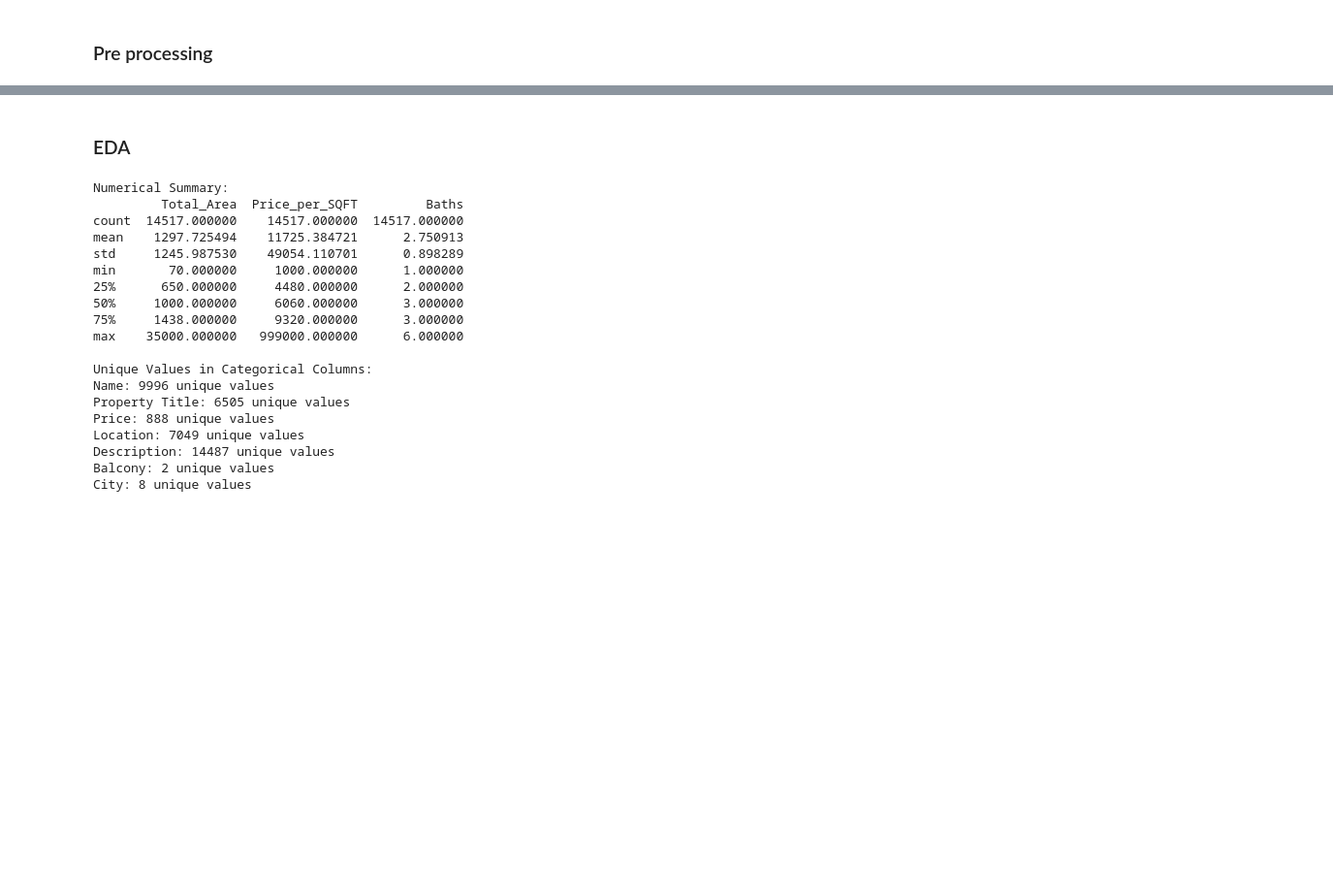
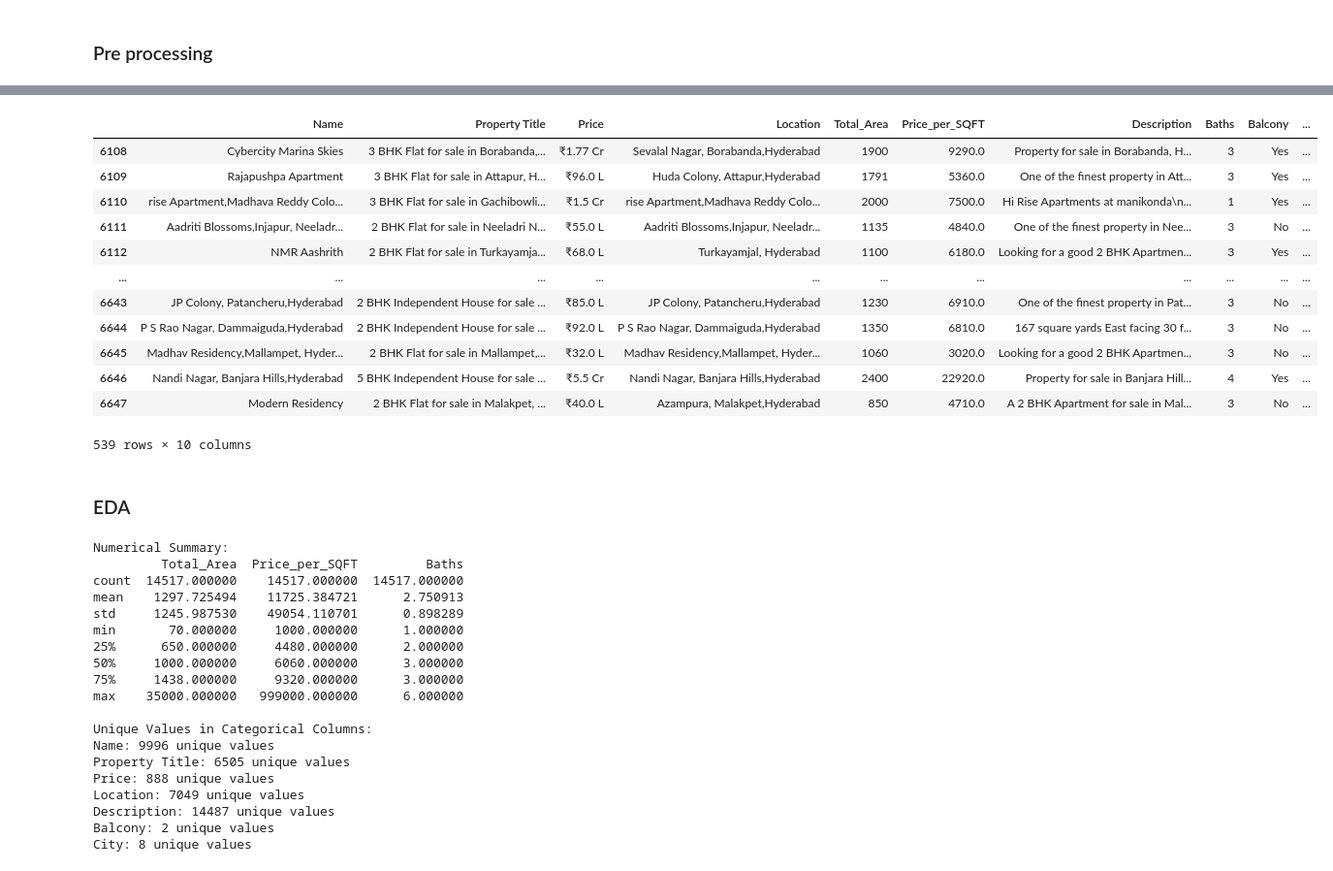
Before and after one commit to karapradeepkumar/Group14_CT1, a Jupyter notebook: Group14_CT1.ipynb, the cells around one changed output, grey strips where cells are left out. Shown: that part at 97% size. Drawn from its saved outputs; the diff is of its cells as text; code cells hidden in the pictures; blank space fills up the shorter version.

```diff
--- a/Group14_CT1.ipynb
+++ b/Group14_CT1.ipynb
@@ -92,3 +100,20 @@ housing_data['City'].value_counts()
 | Hyderabad | 539 |
 | Thane | 6 |
 dtype: int64
+# %%
+# display data for city hyderabad
+housing_data[housing_data['City'] == 'Hyderabad']
+# %% [output]
+|  | Name | Property Title | Price | Location | Total_Area | Price_per_SQFT | Description | Baths | Balcony | ... |
+| 6108 | Cybercity Marina Skies | 3 BHK Flat for sale in Borabanda,... | ₹1.77 Cr | Sevalal Nagar, Borabanda,Hyderabad | 1900 | 9290.0 | Property for sale in Borabanda, H... | 3 | Yes | ... |
+| 6109 | Rajapushpa Apartment | 3 BHK Flat for sale in Attapur, H... | ₹96.0 L | Huda Colony, Attapur,Hyderabad | 1791 | 5360.0 | One of the finest property in Att... | 3 | Yes | ... |
+| 6110 | rise Apartment,Madhava Reddy Colo... | 3 BHK Flat for sale in Gachibowli... | ₹1.5 Cr | rise Apartment,Madhava Reddy Colo... | 2000 | 7500.0 | Hi Rise Apartments at manikonda\n... | 1 | Yes | ... |
+| 6111 | Aadriti Blossoms,Injapur, Neeladr... | 2 BHK Flat for sale in Neeladri N... | ₹55.0 L | Aadriti Blossoms,Injapur, Neeladr... | 1135 | 4840.0 | One of the finest property in Nee... | 3 | No | ... |
+| 6112 | NMR Aashrith | 2 BHK Flat for sale in Turkayamja... | ₹68.0 L | Turkayamjal, Hyderabad | 1100 | 6180.0 | Looking for a good 2 BHK Apartmen... | 3 | Yes | ... |
+| ... | ... | ... | ... | ... | ... | ... | ... | ... | ... | ... |
+| 6643 | JP Colony, Patancheru,Hyderabad | 2 BHK Independent House for sale ... | ₹85.0 L | JP Colony, Patancheru,Hyderabad | 1230 | 6910.0 | One of the finest property in Pat... | 3 | No | ... |
+| 6644 | P S Rao Nagar, Dammaiguda,Hyderabad | 2 BHK Independent House for sale ... | ₹92.0 L | P S Rao Nagar, Dammaiguda,Hyderabad | 1350 | 6810.0 | 167 square yards East facing 30 f... | 3 | No | ... |
+| 6645 | Madhav Residency,Mallampet, Hyder... | 2 BHK Flat for sale in Mallampet,... | ₹32.0 L | Madhav Residency,Mallampet, Hyder... | 1060 | 3020.0 | Looking for a good 2 BHK Apartmen... | 3 | No | ... |
+| 6646 | Nandi Nagar, Banjara Hills,Hyderabad | 5 BHK Independent House for sale ... | ₹5.5 Cr | Nandi Nagar, Banjara Hills,Hyderabad | 2400 | 22920.0 | Property for sale in Banjara Hill... | 4 | Yes | ... |
+| 6647 | Modern Residency | 2 BHK Flat for sale in Malakpet, ... | ₹40.0 L | Azampura, Malakpet,Hyderabad | 850 | 4710.0 | A 2 BHK Apartment for sale in Mal... | 3 | No | ... |
+539 rows × 10 columns
```
Also changed, not shown: parts of 8 cells of this notebook.
